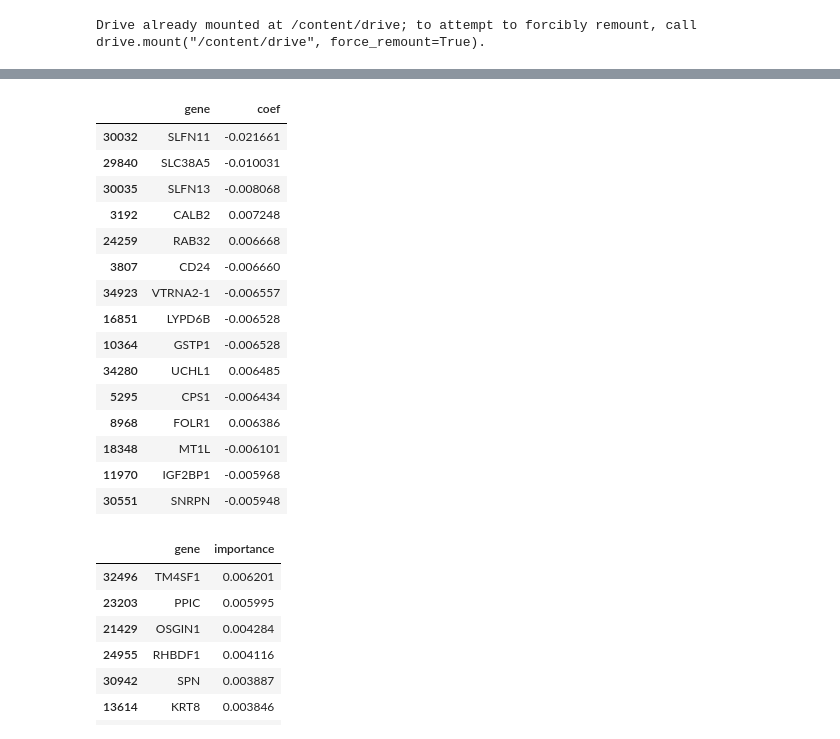
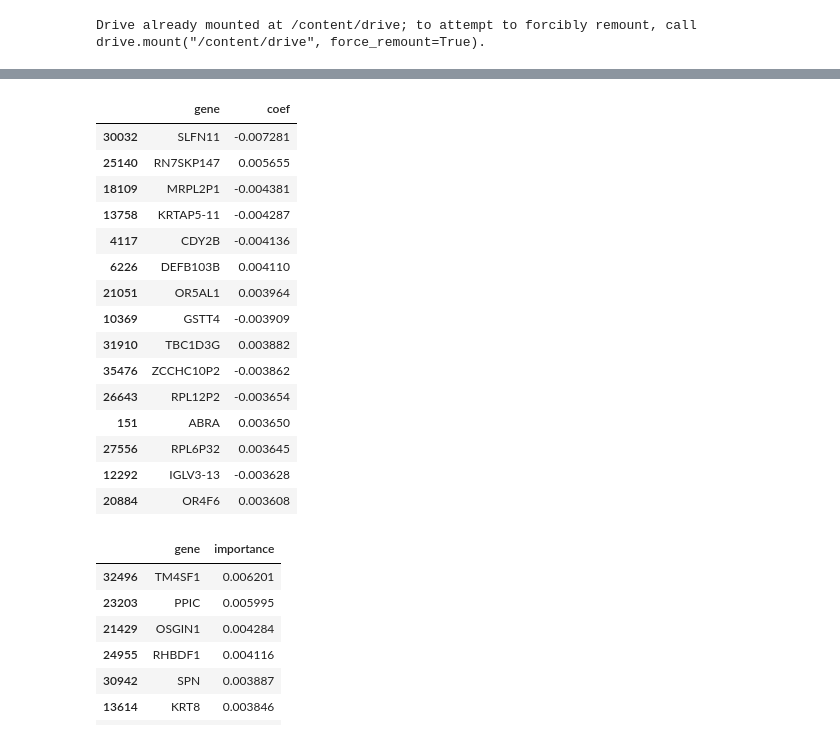
Before and after one commit to AarzuM39/gdsc-drug-response-project, a Jupyter notebook: notebooks/05_final_figures.ipynb, the cells around one changed output, grey strips where cells are left out. Cells and saved outputs as stored; diff of their text form; code cells hidden in the pictures.

```diff
--- a/notebooks/05_final_figures.ipynb
+++ b/notebooks/05_final_figures.ipynb
@@ -97,28 +97,28 @@ results_df
 # %%
 coef_df = pd.DataFrame({
     "gene": feature_names,
-    "coef": ridge_a10000.coef_
+    "coef": ridge_a10000[-1].coef_
 })
 
 top_coef_df = coef_df.reindex(coef_df["coef"].abs().sort_values(ascending=False).index).head(15)
 top_coef_df
 # %% [output]
 |  | gene | coef |
-| 30032 | SLFN11 | -0.021661 |
-| 29840 | SLC38A5 | -0.010031 |
-| 30035 | SLFN13 | -0.008068 |
-| 3192 | CALB2 | 0.007248 |
-| 24259 | RAB32 | 0.006668 |
-| 3807 | CD24 | -0.006660 |
-| 34923 | VTRNA2-1 | -0.006557 |
-| 16851 | LYPD6B | -0.006528 |
-| 10364 | GSTP1 | -0.006528 |
-| 34280 | UCHL1 | 0.006485 |
-| 5295 | CPS1 | -0.006434 |
-| 8968 | FOLR1 | 0.006386 |
-| 18348 | MT1L | -0.006101 |
-| 11970 | IGF2BP1 | -0.005968 |
-| 30551 | SNRPN | -0.005948 |
+| 30032 | SLFN11 | -0.007281 |
+| 25140 | RN7SKP147 | 0.005655 |
+| 18109 | MRPL2P1 | -0.004381 |
+| 13758 | KRTAP5-11 | -0.004287 |
+| 4117 | CDY2B | -0.004136 |
+| 6226 | DEFB103B | 0.004110 |
+| 21051 | OR5AL1 | 0.003964 |
+| 10369 | GSTT4 | -0.003909 |
+| 31910 | TBC1D3G | 0.003882 |
+| 35476 | ZCCHC10P2 | -0.003862 |
+| 26643 | RPL12P2 | -0.003654 |
+| 151 | ABRA | 0.003650 |
+| 27556 | RPL6P32 | 0.003645 |
+| 12292 | IGLV3-13 | -0.003628 |
+| 20884 | OR4F6 | 0.003608 |
 # %%
 rf_importance_df = pd.DataFrame({
     "gene": feature_names,
```
Also changed, not shown: parts of 3 cells of this notebook.
